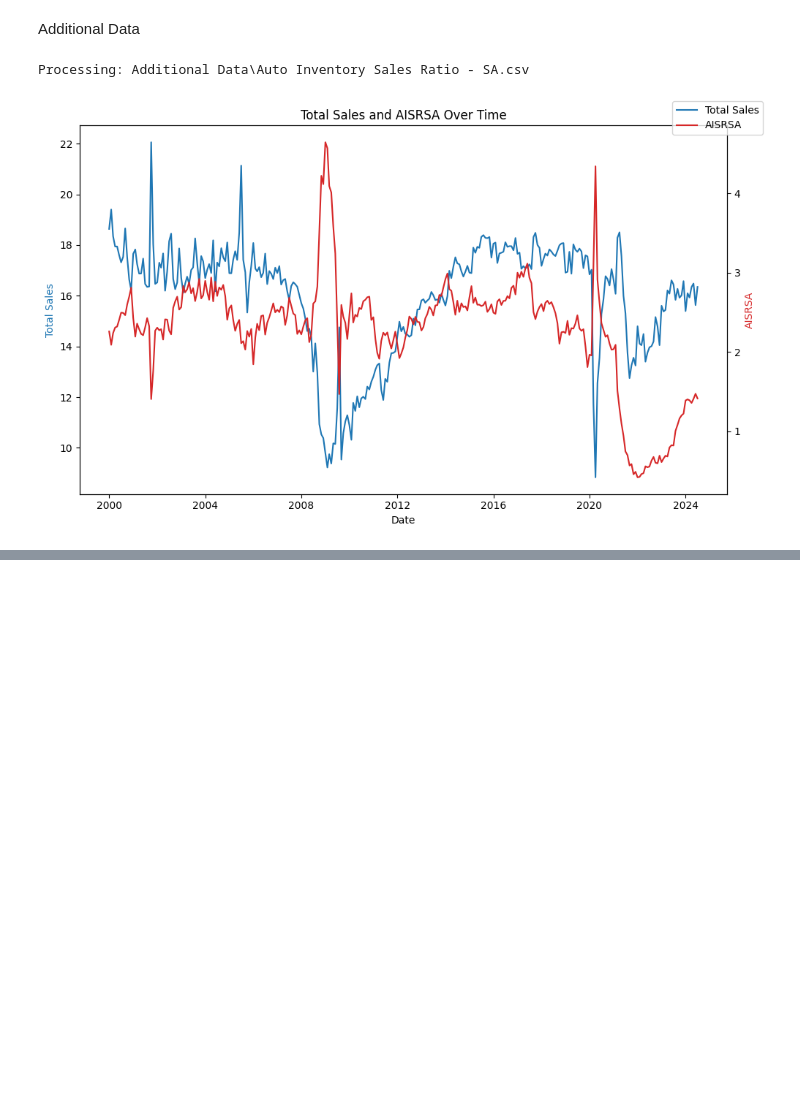
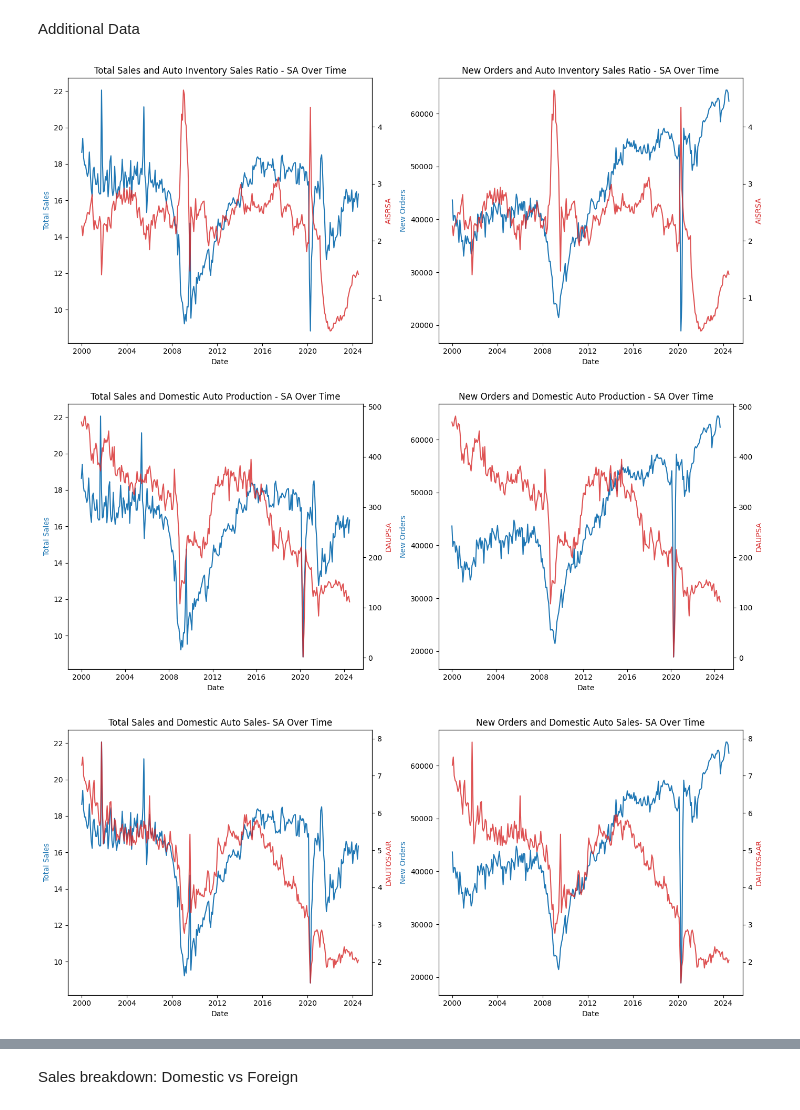
Before and after one commit to iandhyan/ISYE-6402-Project, a Jupyter notebook: EDA.ipynb, the cells around one changed output, grey strips where cells are left out. Cells and saved outputs as stored; diff of their text form; code cells hidden in the pictures; blank space fills up the shorter version.

```diff
--- a/EDA.ipynb
+++ b/EDA.ipynb
@@ -27,0 +19,8 @@ Index(['DATE', 'Total Sales ', 'New Orders'], dtype='object')
+# %%
+# Suppose df has 'Cars (millions)' and 'Revenue (millions $)'
+data_df['Orders_z'] = (data_df['New Orders'] - data_df['New Orders'].mean()) / data_df['New Orders'].std()
+data_df['Sales_z'] = (data_df['Total Sales'] - data_df['Total Sales'].mean()) / data_df['Total Sales'].std()
+
+# Compute correlation
+correlation = data_df['Orders_z'].corr(data_df['Sales_z'])
+print(correlation)
@@ -79,62 +80,80 @@ def determine_date_col(columns):
                 continue
     return date_col
 # Loop through each CSV file
-for file_path in glob.glob(folder_path)[:1]:
-    print(f"\nProcessing: {file_path}")
+for file_path in glob.glob(folder_path):
 
-    # Read the file (change to read_excel() if needed)
+    metric = file_path.split('\\')[-1].split('.csv')[0]
     df = pd.read_csv(file_path)
 
-    # --- Step 1: Detect the DATE column ---
     date_col = determine_date_col(df.columns)
 
     if date_col is None:
         print("❌ No date-like column found — skipping.")
         continue
 
-    # --- Step 2: Detect the quantity/value column ---
+    try:
+        df[date_col] = pd.to_datetime(df[date_col], errors='coerce')
+    except Exception:
+        for fmt in ['%m/%d/%y', '%Y-%m-%d', '%d/%m/%Y']:
+            try:
+                df[date_col] = pd.to_datetime(df[date_col], format=fmt)
+                break
+            except Exception:
+                continue
+
     quantity_col = None
     for col in df.columns:
         if col != date_col and df[col].dtype in ['int64', 'float64']:
             quantity_col = col
             break
 
     if quantity_col is None:
         print("❌ No numeric column found — skipping.")
         continue
 
-    # --- Step 3: Convert DATE column to datetime ---
-    try:
-        df[date_col] = pd.to_datetime(df[date_col], errors='coerce')
-    except Exception:
-        for fmt in ['%m/%d/%y', '%Y-%m-%d', '%d/%m/%Y']:
-            try:
-                df[date_col] = pd.to_datetime(df[date_col], format=fmt)
-                break
-            except Exception:
-                continue
 
-    # --- Step 4: Sort by date (good practice) ---
     df = df.sort_values(by=date_col)
     df = df[(df[date_col] >= data_df['DATE'].min()) & (df[date_col] <= data_df['DATE'].max())]
 
-    fig, ax1 = plt.subplots(figsize=(10, 6))
-    # --- Left Y-axis (Total Sales) ---
+    fig, axes = plt.subplots(nrows=1, ncols=2, figsize=(14, 6))
+
+    # --- Subplot 1: Total Sales ---
+    ax1 = axes[0]
+
+    # Left Y-axis (Total Sales)
     color = 'tab:blue'
     ax1.set_xlabel('Date')
     ax1.set_ylabel('Total Sales', color=color)
-    ax1.plot(data_df['DATE'], data_df['Total Sales '], color=color, label='Total Sales')
+    ax1.plot(data_df['DATE'], data_df['Total Sales'], color=color, label='Total Sales')
 
-
-    # --- Right Y-axis (New Orders) ---
+    # Right Y-axis (quantity_col)
     ax2 = ax1.twinx()
     color = 'tab:red'
     ax2.set_ylabel(quantity_col, color=color)
-    ax2.plot(df[date_col], df[quantity_col], color =color,  label=quantity_col)
-    plt.title(f'Total Sales and {quantity_col} Over Time')
+    ax2.plot(df[date_col], df[quantity_col], color=color, alpha=0.8, label=metric)
+    ax1.set_title(f'Total Sales and {metric} Over Time')
+
+    # --- Subplot 2: New Orders ---
+    ax3 = axes[1]
+
+
+    # Left Y-axis (New Orders)
+    color = 'tab:blue'
+    ax3.set_xlabel('Date')
+    ax3.set_ylabel('New Orders', color=color)
+    ax3.plot(data_df['DATE'], data_df['New Orders'], color=color, label='New Orders')
+
+    # Right Y-axis (quantity_col)
+    ax4 = ax3.twinx()
+    color = 'tab:red'
+    ax4.set_ylabel(quantity_col, color=color)
+    ax4.plot(df[date_col], df[quantity_col], color=color, alpha=0.8, label=metric)
+    ax3.set_title(f'New Orders and {metric} Over Time')
+
+    # Adjust layout and add legend
     fig.tight_layout()
-    fig.legend()
     plt.show()
 # %% [output]
-Processing: Additional Data\Auto Inventory Sales Ratio - SA.csv
-[figure, old version]
+[figure, new version]
+[figure, added]
+[figure, added]
@@ -140,0 +166,2 @@ Processing: Additional Data\Auto Inventory Sales Ratio - SA.csv
+# %% [markdown]
+Sales breakdown: Domestic vs Foreign
```
Also changed, not shown: parts of 7 cells of this notebook, 5 other files.
